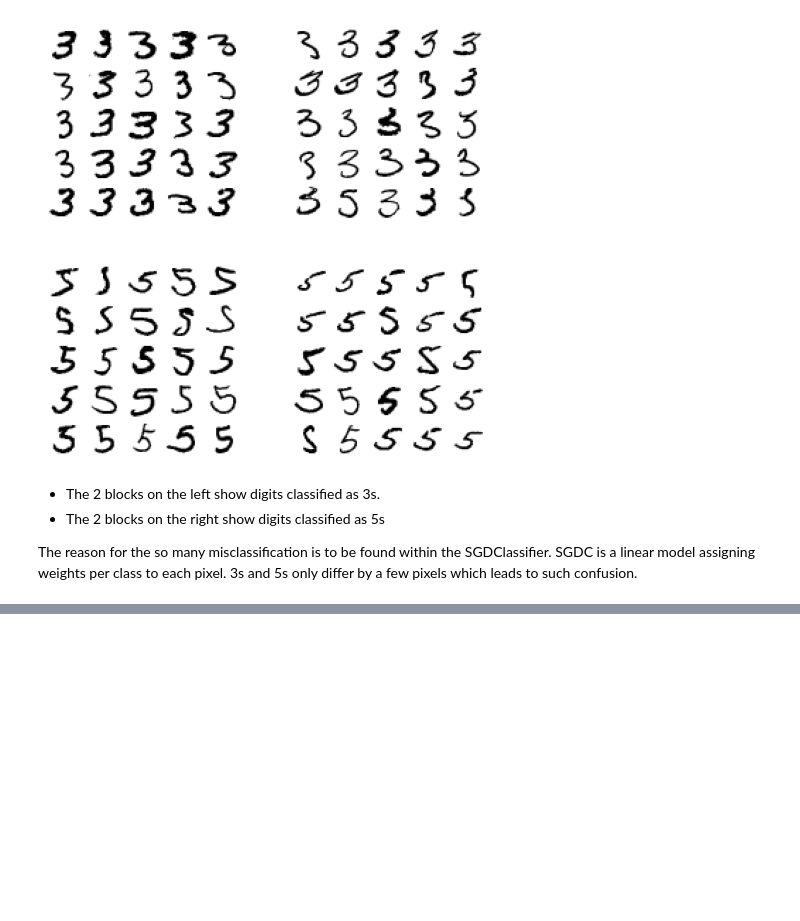
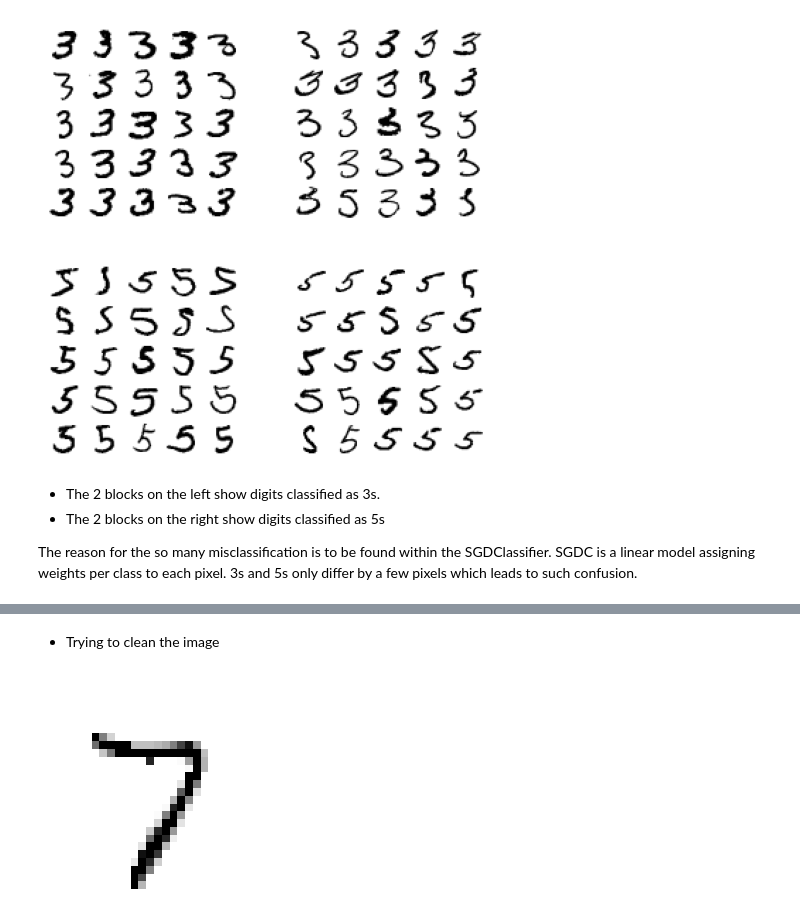
Before and after one commit to chikoungoun/Machine-Learning, a Jupyter notebook: Hands On machine Learning - A summary/Chapter 3 - Classification.ipynb, the cells around one changed output, grey strips where cells are left out. Saved outputs shown, nothing was run; the diff lists cells and outputs as text; code cells hidden in the pictures; blank space fills up the shorter version.

```diff
--- a/Hands On machine Learning - A summary/Chapter 3 - Classification.ipynb
+++ b/Hands On machine Learning - A summary/Chapter 3 - Classification.ipynb
@@ -738,0 +770,8 @@ KeyboardInterrupt:
+# %% [markdown]
+* Trying to clean the image
+# %%
+knn_clf.fit(X_train_mod, y_train_mod)
+clean_digit = knn_clf.predict([X_test_mod[some_index]])
+plot_digit(clean_digit)
+# %% [output]
+[figure, added]
```
Also changed, not shown: parts of 28 cells of this notebook.
